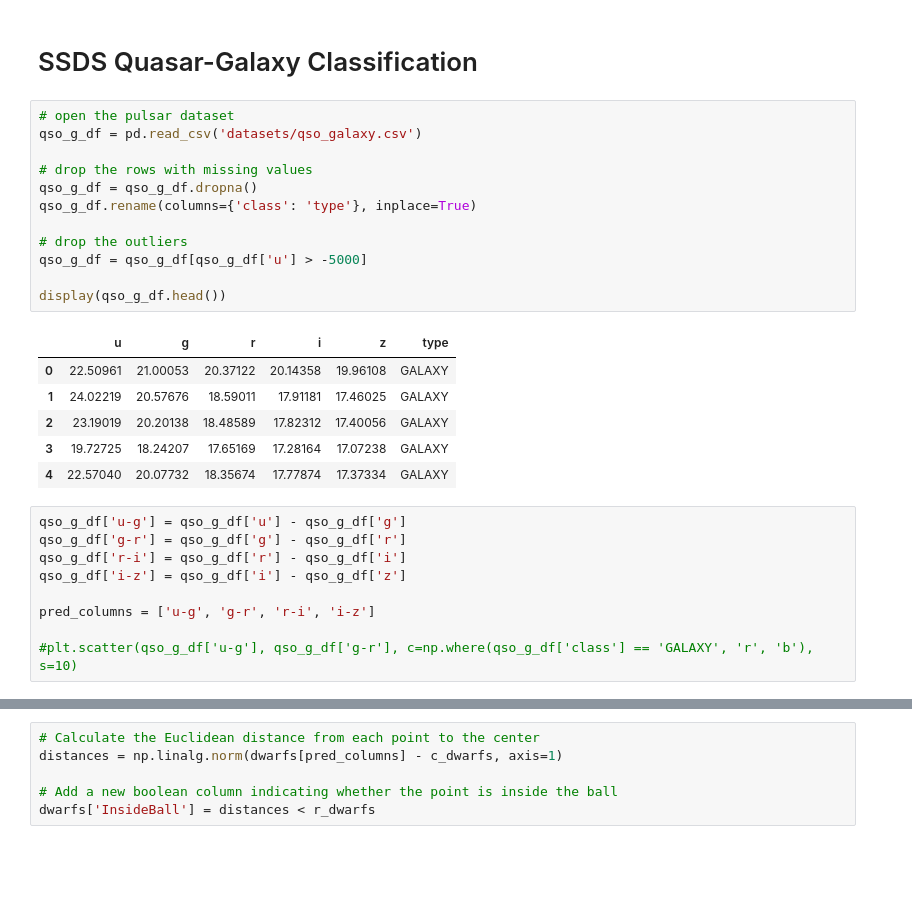
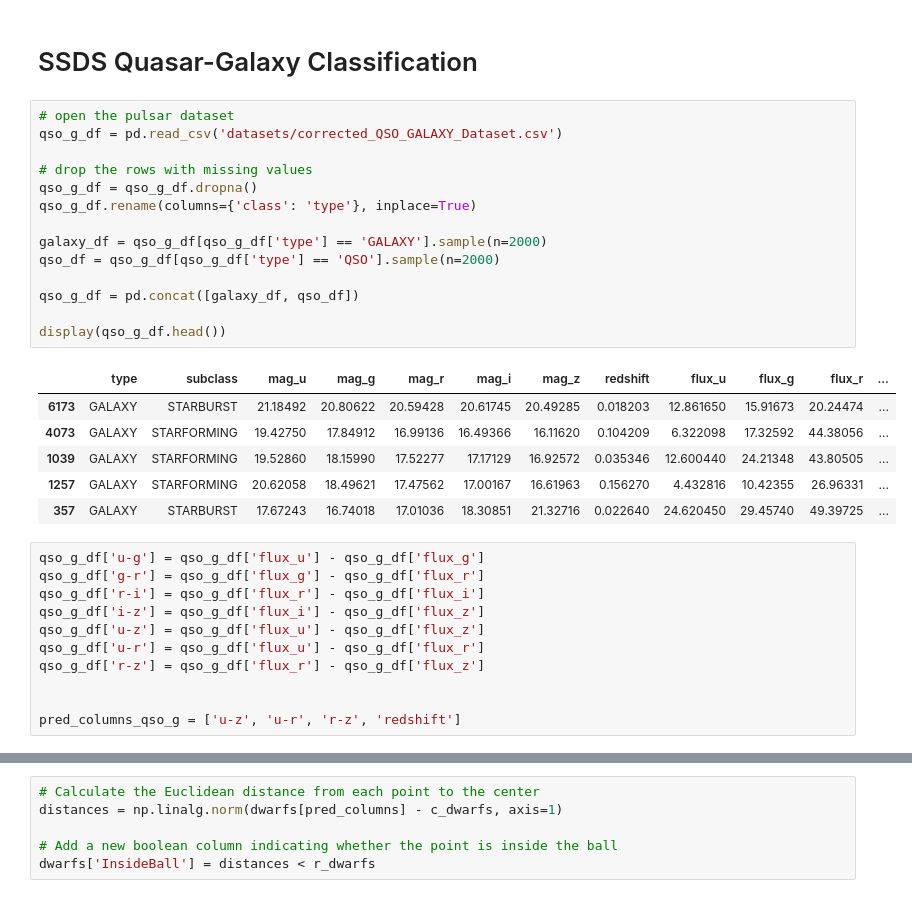
Before and after one commit to joanorePD/Astronomical_Anomaly_Detection_with_MEB, a Jupyter notebook: notebooks/meb.ipynb, the cells around one changed output, grey strips where cells are left out. Drawn from its saved outputs; the diff is of its cells as text; blank space fills up the shorter version.

```diff
--- a/notebooks/meb.ipynb
+++ b/notebooks/meb.ipynb
@@ -183,29 +183,33 @@ Core Set Size: 4
 # SSDS Quasar-Galaxy Classification
 # %%
 # open the pulsar dataset
-qso_g_df = pd.read_csv('datasets/qso_galaxy.csv')
+qso_g_df = pd.read_csv('datasets/corrected_QSO_GALAXY_Dataset.csv')
 
 # drop the rows with missing values
 qso_g_df = qso_g_df.dropna()
 qso_g_df.rename(columns={'class': 'type'}, inplace=True)
 
-# drop the outliers
-qso_g_df = qso_g_df[qso_g_df['u'] > -5000]
+galaxy_df = qso_g_df[qso_g_df['type'] == 'GALAXY'].sample(n=2000)
+qso_df = qso_g_df[qso_g_df['type'] == 'QSO'].sample(n=2000)
+
+qso_g_df = pd.concat([galaxy_df, qso_df])
 
 display(qso_g_df.head())
 # %% [output]
-|  | u | g | r | i | z | type |
-| 0 | 22.50961 | 21.00053 | 20.37122 | 20.14358 | 19.96108 | GALAXY |
-| 1 | 24.02219 | 20.57676 | 18.59011 | 17.91181 | 17.46025 | GALAXY |
-| 2 | 23.19019 | 20.20138 | 18.48589 | 17.82312 | 17.40056 | GALAXY |
-| 3 | 19.72725 | 18.24207 | 17.65169 | 17.28164 | 17.07238 | GALAXY |
-| 4 | 22.57040 | 20.07732 | 18.35674 | 17.77874 | 17.37334 | GALAXY |
+|  | type | subclass | mag_u | mag_g | mag_r | mag_i | mag_z | redshift | flux_u | flux_g | flux_r | ... |
+| 6173 | GALAXY | STARBURST | 21.18492 | 20.80622 | 20.59428 | 20.61745 | 20.49285 | 0.018203 | 12.861650 | 15.91673 | 20.24474 | ... |
+| 4073 | GALAXY | STARFORMING | 19.42750 | 17.84912 | 16.99136 | 16.49366 | 16.11620 | 0.104209 | 6.322098 | 17.32592 | 44.38056 | ... |
+| 1039 | GALAXY | STARFORMING | 19.52860 | 18.15990 | 17.52277 | 17.17129 | 16.92572 | 0.035346 | 12.600440 | 24.21348 | 43.80505 | ... |
+| 1257 | GALAXY | STARFORMING | 20.62058 | 18.49621 | 17.47562 | 17.00167 | 16.61963 | 0.156270 | 4.432816 | 10.42355 | 26.96331 | ... |
+| 357 | GALAXY | STARBURST | 17.67243 | 16.74018 | 17.01036 | 18.30851 | 21.32716 | 0.022640 | 24.620450 | 29.45740 | 49.39725 | ... |
-# %%
-qso_g_df['u-g'] = qso_g_df['u'] - qso_g_df['g']
-qso_g_df['g-r'] = qso_g_df['g'] - qso_g_df['r']
-qso_g_df['r-i'] = qso_g_df['r'] - qso_g_df['i']
-qso_g_df['i-z'] = qso_g_df['i'] - qso_g_df['z']
-
-pred_columns = ['u-g', 'g-r', 'r-i', 'i-z']
-
-#plt.scatter(qso_g_df['u-g'], qso_g_df['g-r'], c=np.where(qso_g_df['class'] == 'GALAXY', 'r', 'b'), s=10)
+# %%
+qso_g_df['u-g'] = qso_g_df['flux_u'] - qso_g_df['flux_g']
+qso_g_df['g-r'] = qso_g_df['flux_g'] - qso_g_df['flux_r']
+qso_g_df['r-i'] = qso_g_df['flux_r'] - qso_g_df['flux_i']
+qso_g_df['i-z'] = qso_g_df['flux_i'] - qso_g_df['flux_z']
+qso_g_df['u-z'] = qso_g_df['flux_u'] - qso_g_df['flux_z']
+qso_g_df['u-r'] = qso_g_df['flux_u'] - qso_g_df['flux_r']
+qso_g_df['r-z'] = qso_g_df['flux_r'] - qso_g_df['flux_z']
+
+
+pred_columns_qso_g = ['u-z', 'u-r', 'r-z', 'redshift']
```
Also changed, not shown: parts of 16 cells of this notebook, 1 other file.
